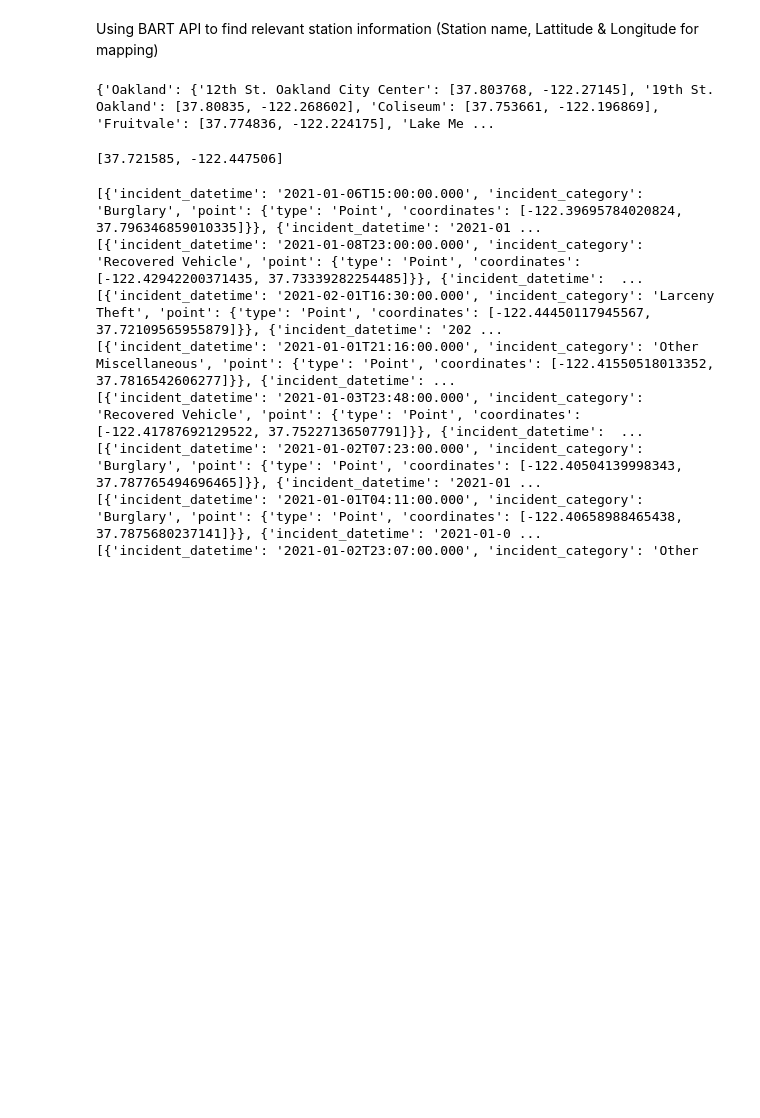
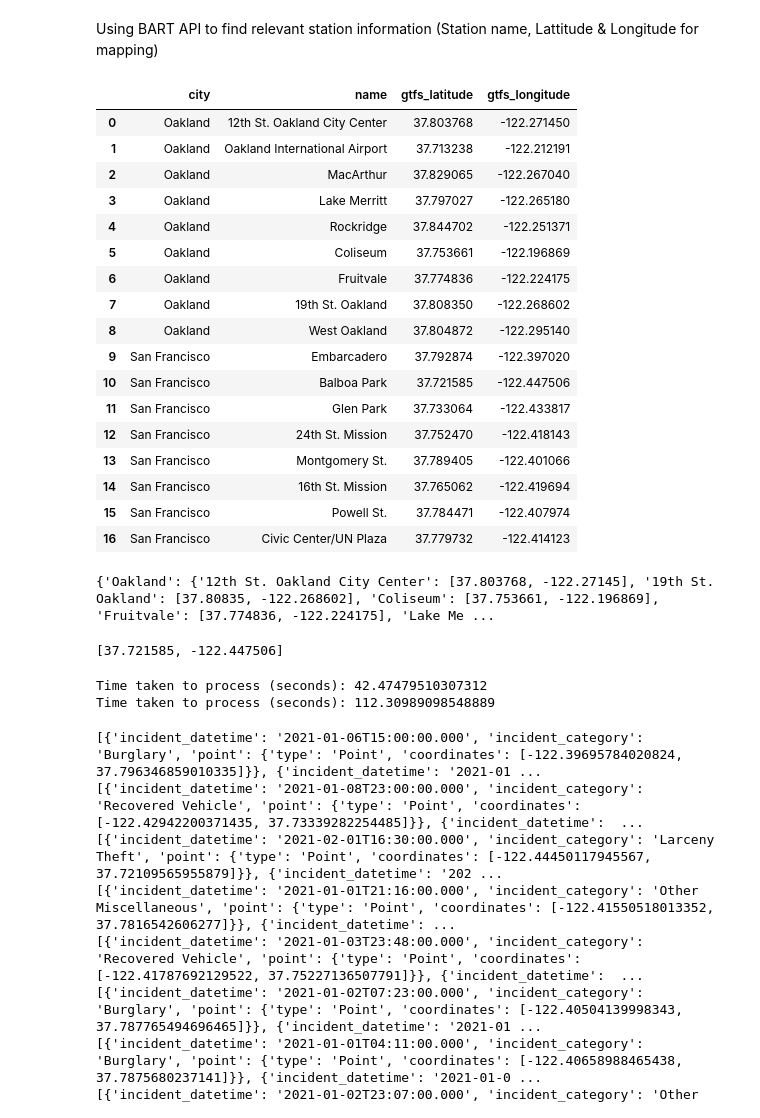
Before and after one commit to dysonkona/STA-141B-Final-Project, a Jupyter notebook: finalproj.ipynb, the cells around one changed output. Saved outputs shown, nothing was run; the diff lists cells and outputs as text; code cells hidden in the pictures; blank space fills up the shorter version.

```diff
--- a/finalproj.ipynb
+++ b/finalproj.ipynb
@@ -23,6 +23,27 @@ Using BART API to find relevant station information (Station name, Lattitude & L
 df = loading.stationLoad(["San Francisco", "Oakland"])
 # %%
 stationInfo = util.Rename(df, {"name":"station"})
+# %%
+df
+# %% [output]
+|  | city | name | gtfs_latitude | gtfs_longitude |
+| 0 | Oakland | 12th St. Oakland City Center | 37.803768 | -122.271450 |
+| 1 | Oakland | Oakland International Airport | 37.713238 | -122.212191 |
+| 2 | Oakland | MacArthur | 37.829065 | -122.267040 |
+| 3 | Oakland | Lake Merritt | 37.797027 | -122.265180 |
+| 4 | Oakland | Rockridge | 37.844702 | -122.251371 |
+| 5 | Oakland | Coliseum | 37.753661 | -122.196869 |
+| 6 | Oakland | Fruitvale | 37.774836 | -122.224175 |
+| 7 | Oakland | 19th St. Oakland | 37.808350 | -122.268602 |
+| 8 | Oakland | West Oakland | 37.804872 | -122.295140 |
+| 9 | San Francisco | Embarcadero | 37.792874 | -122.397020 |
+| 10 | San Francisco | Balboa Park | 37.721585 | -122.447506 |
+| 11 | San Francisco | Glen Park | 37.733064 | -122.433817 |
+| 12 | San Francisco | 24th St. Mission | 37.752470 | -122.418143 |
+| 13 | San Francisco | Montgomery St. | 37.789405 | -122.401066 |
+| 14 | San Francisco | 16th St. Mission | 37.765062 | -122.419694 |
+| 15 | San Francisco | Powell St. | 37.784471 | -122.407974 |
+| 16 | San Francisco | Civic Center/UN Plaza | 37.779732 | -122.414123 |
 # %%
 
 dct = util.dfToDict(df, 'name', ['gtfs_latitude', 'gtfs_longitude'], groupby = 'city')
@@ -200,6 +221,11 @@ processes = [
                                        'crime', True, None, subprocessesOAK,
                                        metaOAK, key, secretKey]]
 ]
+# %%
+results = processing.multiParallelProcess(2, processes)
+# %% [output]
+Time taken to process (seconds): 42.47479510307312
+Time taken to process (seconds): 112.30989098548889
 # %%
 frame, thru, time = processing.parallelProcess(10, loading.loadCrime, queriesSF,
                                        'crime', True, 20, subprocessesSF,
```
Also changed, not shown: parts of 12 cells of this notebook, 1 other file.
